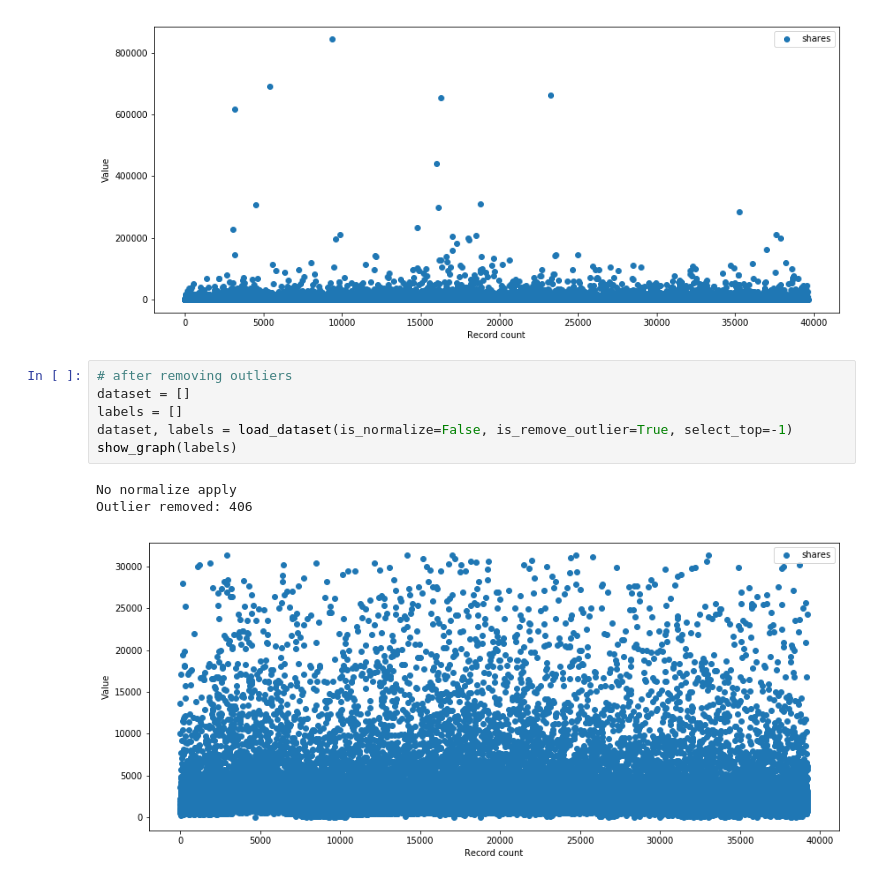
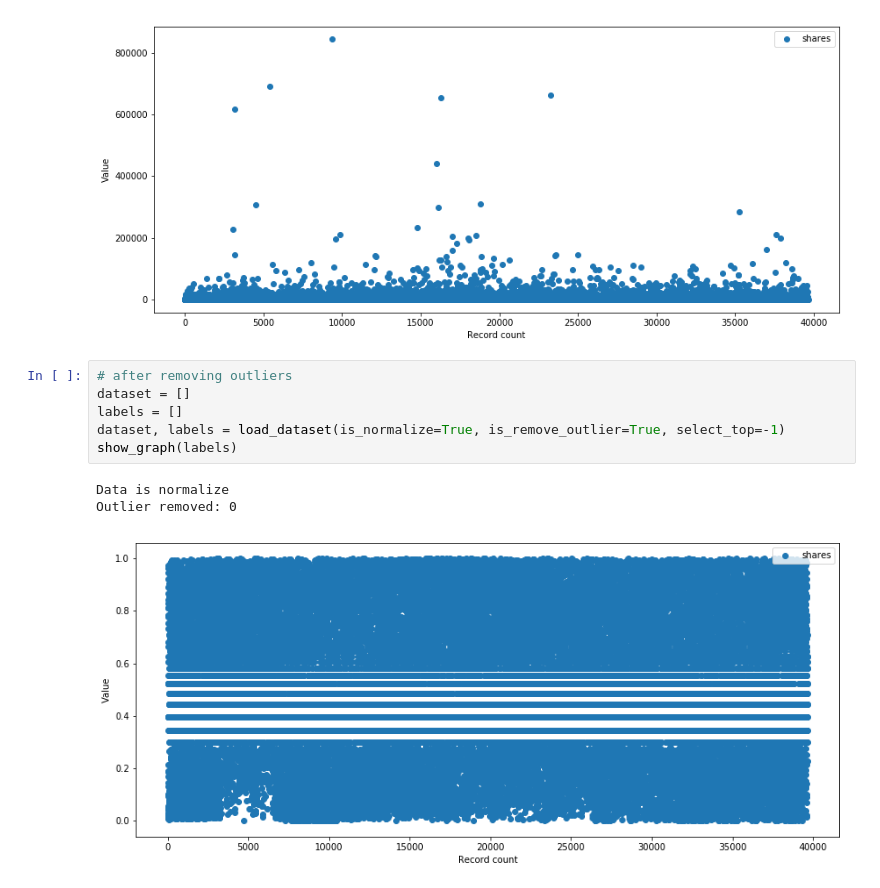
Before and after one commit to Niellai/online_news_popularity, a Jupyter notebook: data_visualization.ipynb, the cells around one changed output. Cells and saved outputs as stored; diff of their text form.

```diff
--- a/data_visualization.ipynb
+++ b/data_visualization.ipynb
@@ -387,10 +378,10 @@ show_graph(labels)
 # %%
 # after removing outliers
 dataset = []
 labels = []
-dataset, labels = load_dataset(is_normalize=False, is_remove_outlier=True, select_top=-1)
+dataset, labels = load_dataset(is_normalize=True, is_remove_outlier=True, select_top=-1)
 show_graph(labels)
 # %% [output]
-No normalize apply
-Outlier removed: 406
+Data is normalize
+Outlier removed: 0
-[figure, old version]
+[figure, new version]
```
Also changed, not shown: parts of 2 cells of this notebook, 5 other files.
